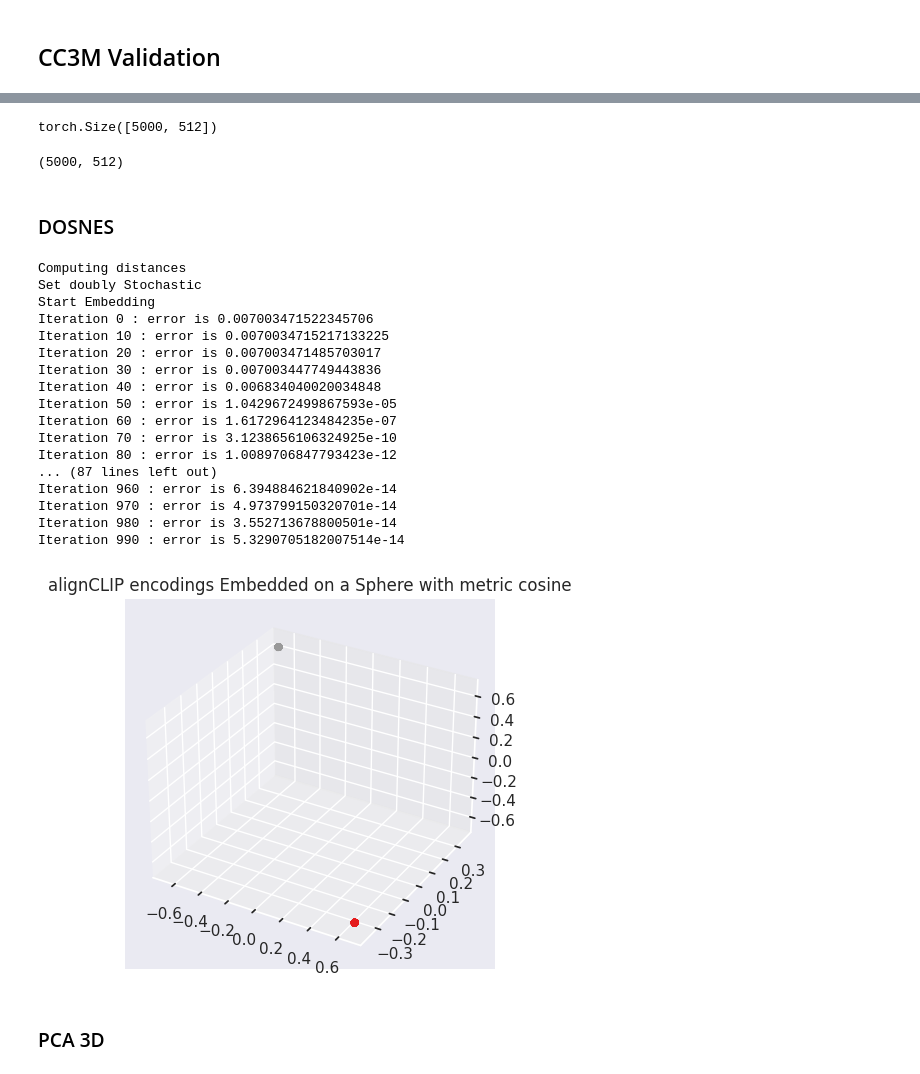
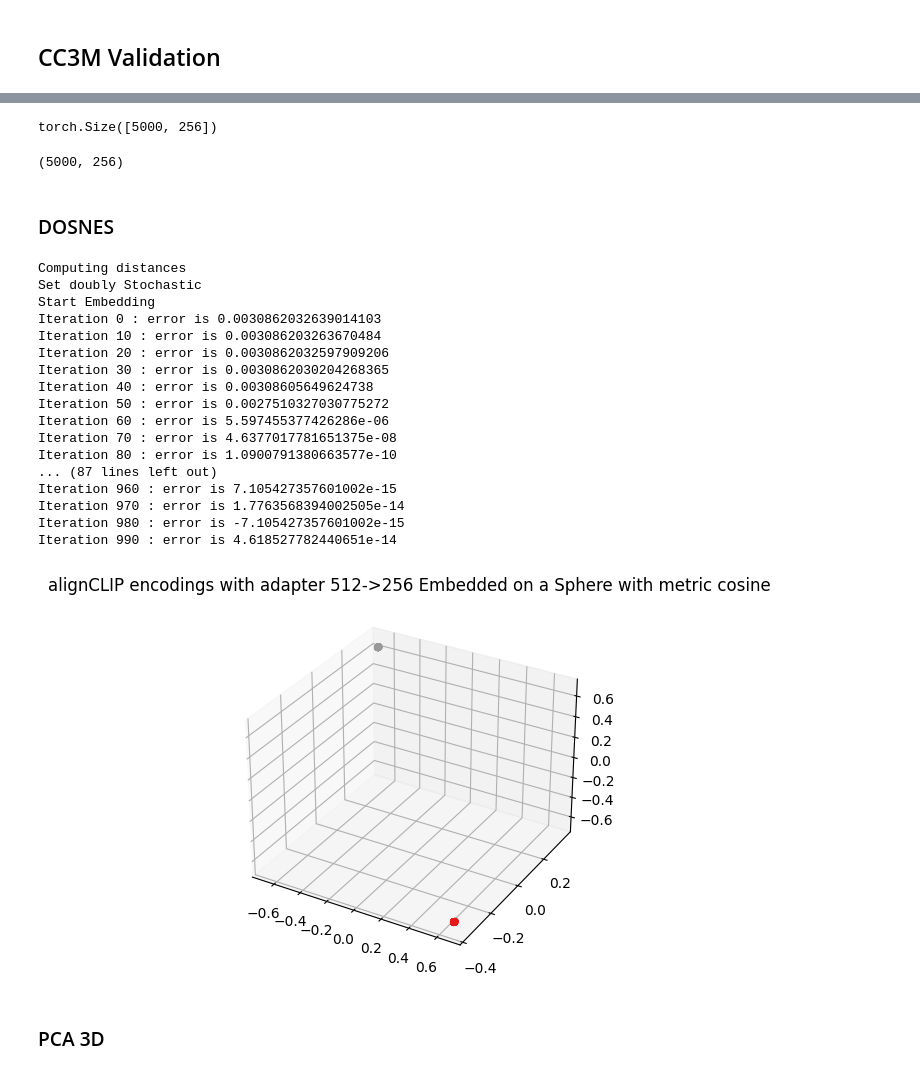
Before and after one commit to sarahESL/open_clip, a Jupyter notebook: src/alignment_separation_scores.ipynb, the cells around one changed output, grey strips where cells are left out. Drawn from its saved outputs; the diff is of its cells as text; code cells hidden in the pictures.

Commit message:
Train adapter one FC layer with dim -> dim/2

```diff
--- a/src/alignment_separation_scores.ipynb
+++ b/src/alignment_separation_scores.ipynb
@@ -64,7 +64,9 @@ tokenizer = open_clip.get_tokenizer(model_name)
 #model, _, preprocess = open_clip.create_model_and_transforms(model_name, device='cuda')
 model, _, preprocess = open_clip.create_model_and_transforms(model_name, device='cuda', align=True)
 # %%
-alignCLIP_path = '/scratch4/seslami/alignCLIP_openCLIP/alignCLIP/logs/2023_08_16-09_51_36-model_ViT-B-32-lr_0.001-b_520-j_2-p_amp/checkpoints/epoch_30.pt'
+#alignCLIP_path = '/scratch4/seslami/alignCLIP_openCLIP/alignCLIP/logs/2023_08_16-09_51_36-model_ViT-B-32-lr_0.001-b_520-j_2-p_amp/checkpoints/epoch_30.pt'  ## 512 -> 412
+#alignCLIP_path = '/scratch4/seslami/alignCLIP_openCLIP/alignCLIP/logs/2023_08_22-16_09_33-model_ViT-B-32-lr_0.001-b_520-j_2-p_amp/checkpoints/epoch_30.pt'  ## 512 -> 1024
+alignCLIP_path = '/scratch/seslami/alignCLIP_openCLIP/alignCLIP/logs/2023_08_27-16_57_25-model_ViT-B-32-lr_0.001-b_520-j_2-p_amp/checkpoints/epoch_10.pt'  ## 512 -> 256
 checkpoint = torch.load(alignCLIP_path)
 #orgCLIP_path = '/scratch4/seslami/alignCLIP_openCLIP/logs/2023_08_15-16_04_16-model_ViT-B-32-lr_0.001-b_520-j_2-p_amp/checkpoints/epoch_30.pt'
 #checkpoint = torch.load(orgCLIP_path)
@@ -113,11 +115,11 @@ def align_separation_scores(x, y, is_normalized=False):
 # %% [markdown]
 ## CC3M Validation
 # %%
-data_path = '/scratch1/datasets/vision_language/conceptual_captions/Validation_GCC-1.1.0-Validation_output.tsv'
+data_path = '/scratch/datasets/vision_language/conceptual_captions/Validation_GCC-1.1.0-Validation_output.tsv'
 data = get_dataset_fn(data_path=data_path, dataset_type='auto')(data_path, preprocess, is_train=False, tokenizer=tokenizer)
 # %%
-features_I, features_T = clip_I_T_embeddings(data.dataloader, model)
-#features_I, features_T = clip_I_T_embeddings(data.dataloader, model, align=True)
+#features_I, features_T = clip_I_T_embeddings(data.dataloader, model)
+features_I, features_T = clip_I_T_embeddings(data.dataloader, model, align=True)
 features_I = torch.stack(features_I, dim=0)
 features_T = torch.stack(features_T, dim=0)
 
@@ -136,12 +138,12 @@ msk = np.random.rand(vis_size)
 features = torch.concat((features_I[msk], features_T[msk]), dim=0)
 features.shape
 # %% [output]
-torch.Size([5000, 512])
+torch.Size([5000, 256])
 # %%
 features = features.cpu().detach().numpy()
 features.shape
 # %% [output]
-(5000, 512)
+(5000, 256)
 # %%
 #labels = [0 for i in range(features_I.shape[0])] + [1 for i in range(features_T.shape[0])]
 labels = [0 for i in range(vis_size)] + [1 for i in range(vis_size)]
@@ -158,29 +160,29 @@ X_embedded = model.fit_transform(features)
 Computing distances
 Set doubly Stochastic
 Start Embedding
-Iteration 0 : error is 0.007003471522345706
-Iteration 10 : error is 0.0070034715217133225
-Iteration 20 : error is 0.007003471485703017
-Iteration 30 : error is 0.007003447749443836
-Iteration 40 : error is 0.006834040020034848
-Iteration 50 : error is 1.0429672499867593e-05
-Iteration 60 : error is 1.6172964123484235e-07
-Iteration 70 : error is 3.1238656106324925e-10
-Iteration 80 : error is 1.0089706847793423e-12
+Iteration 0 : error is 0.0030862032639014103
+Iteration 10 : error is 0.003086203263670484
+Iteration 20 : error is 0.0030862032597909206
+Iteration 30 : error is 0.0030862030204268365
+Iteration 40 : error is 0.00308605649624738
+Iteration 50 : error is 0.0027510327030775272
+Iteration 60 : error is 5.597455377426286e-06
+Iteration 70 : error is 4.6377017781651375e-08
+Iteration 80 : error is 1.0900791380663577e-10
 ... (87 lines left out)
-Iteration 960 : error is 6.394884621840902e-14
-Iteration 970 : error is 4.973799150320701e-14
-Iteration 980 : error is 3.552713678800501e-14
-Iteration 990 : error is 5.3290705182007514e-14
+Iteration 960 : error is 7.105427357601002e-15
+Iteration 970 : error is 1.7763568394002505e-14
+Iteration 980 : error is -7.105427357601002e-15
+Iteration 990 : error is 4.618527782440651e-14
 # %%
 fig = plt.figure()
 ax = fig.add_subplot(projection='3d')
 ax.scatter(X_embedded[:, 0], X_embedded[:, 1], X_embedded[:, 2], c=labels, cmap=plt.cm.Set1)
-plt.title("alignCLIP encodings Embedded on a Sphere with metric {}".format(metric))
+plt.title("alignCLIP encodings with adapter 512->256 Embedded on a Sphere with metric {}".format(metric))
 #plt.title("orgCLIP encodings Embedded on a Sphere with metric {}".format(metric))
 plt.show()
 # %% [output]
-[figure, old version]
+[figure, new version]
 # %% [markdown]
 ### PCA 3D
 # %%
```
Also changed, not shown: parts of 2 cells of this notebook, 2 other files.
